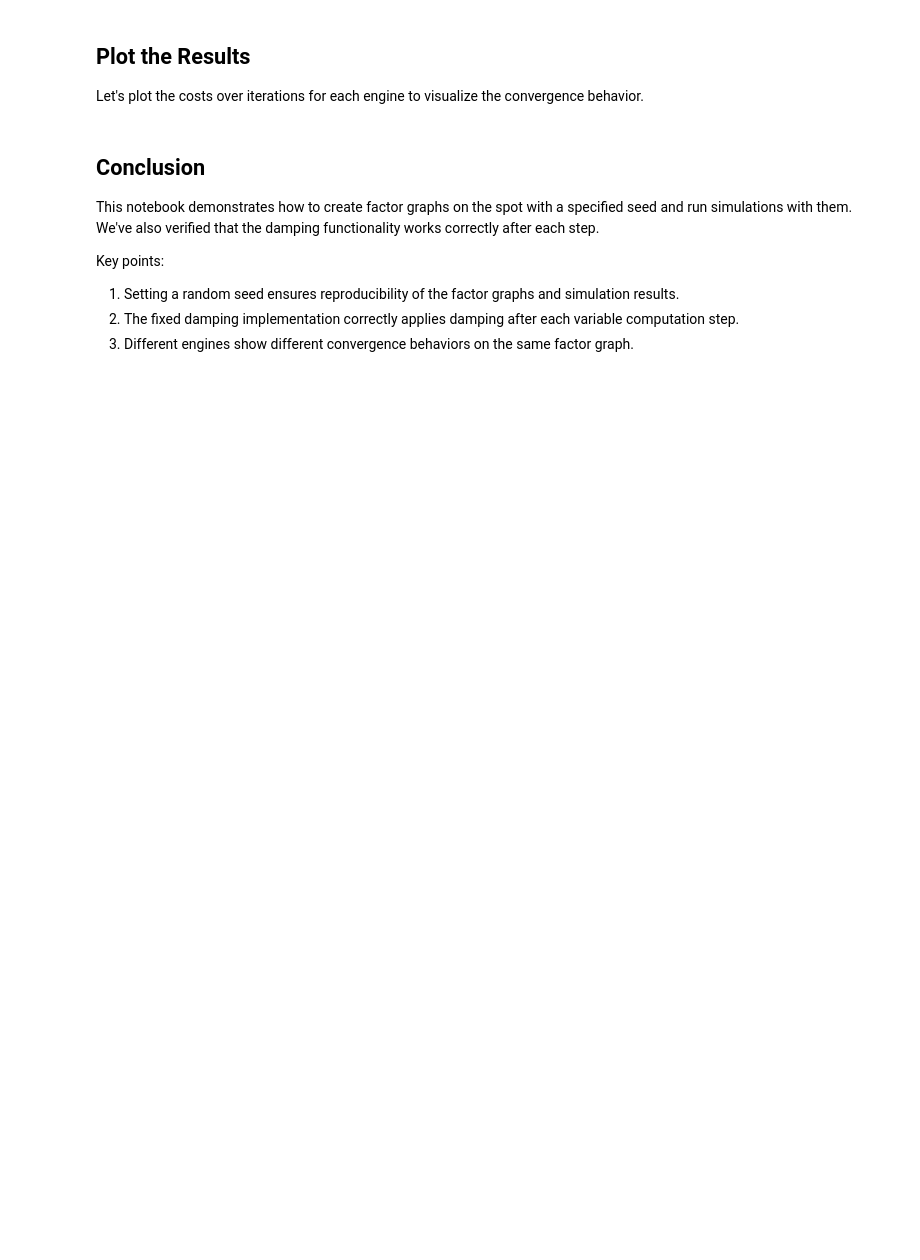
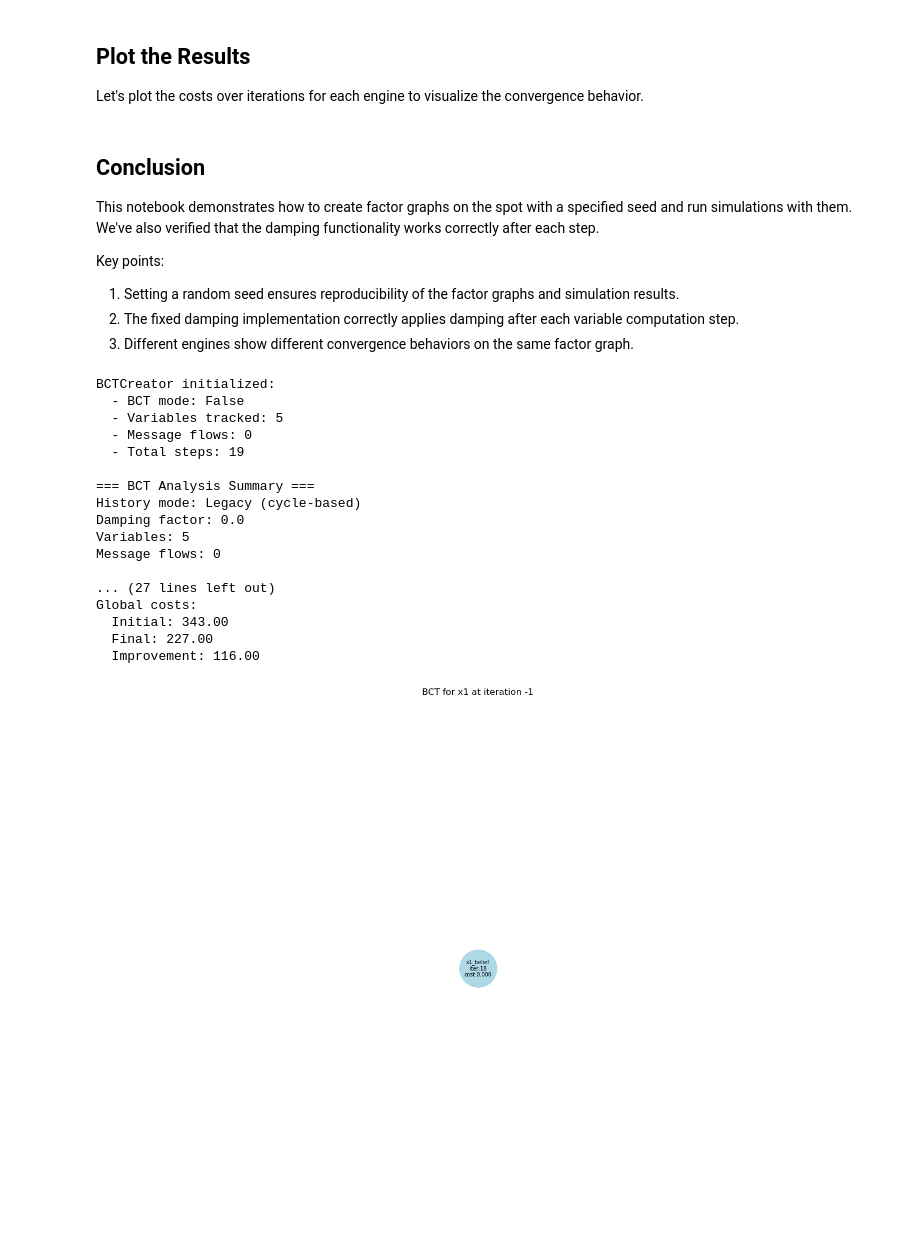
Before and after one commit to OrMullerHahitti/Belief-Propagation-Simulator, a Jupyter notebook: run_simulation.ipynb, the cells around one changed output. Drawn from its saved outputs; the diff is of its cells as text; code cells hidden in the pictures; blank space fills up the shorter version.

```diff
--- a/run_simulation.ipynb
+++ b/run_simulation.ipynb
@@ -101,0 +34,9 @@ for i in range(10):
+# %%
+variables,factors,edges = build_cycle_graph(
+    num_vars=5,
+    domain_size=3,
+    ct_factory=CT_FACTORIES["random_int"],
+    ct_params={"low": 1, "high": 100},
+)
+
+graph = FactorGraph(variable_li=variables, factor_li=factors, edges=edges)
@@ -164,3 +107,16 @@ TypeError: BPEngine.run() got an unexpected keyword argument 'save_json'
+# %%
+engines = [default_engine, damping_splitting_engine_symmetric,damping_engine]
+results = []
+engines[2].run(max_iter=max_iter)
+profiler = cProfile.Profile()
+profiler.enable()
+
+results.append(engines[2].history.costs)
+profiler.disable()
+stats = pstats.Stats(profiler)
+stats.sort_stats("time")
+stats.print_stats(20)
+print(f"finished one cycle of fg")
 # %% [markdown]
 ## Plot the Results
 
@@ -205,3 +142,27 @@ Key points:
 1. Setting a random seed ensures reproducibility of the factor graphs and simulation results.
 2. The fixed damping implementation correctly applies damping after each variable computation step.
 3. Different engines show different convergence behaviors on the same factor graph.
+# %%
+from utils.tools.bct import  BCTCreator
+creator = BCTCreator(graph, engines[2].history)
+creator.print_summary()
+creator.visualize_bct('x1')
+# %% [output]
+BCTCreator initialized:
+  - BCT mode: False
+  - Variables tracked: 5
+  - Message flows: 0
+  - Total steps: 19
+
+=== BCT Analysis Summary ===
+History mode: Legacy (cycle-based)
+Damping factor: 0.0
+Variables: 5
+Message flows: 0
+
+... (27 lines left out)
+Global costs:
+  Initial: 343.00
+  Final: 227.00
+  Improvement: 116.00
+[figure, added]
```
Also changed, not shown: parts of 9 cells of this notebook, 26 other files.
